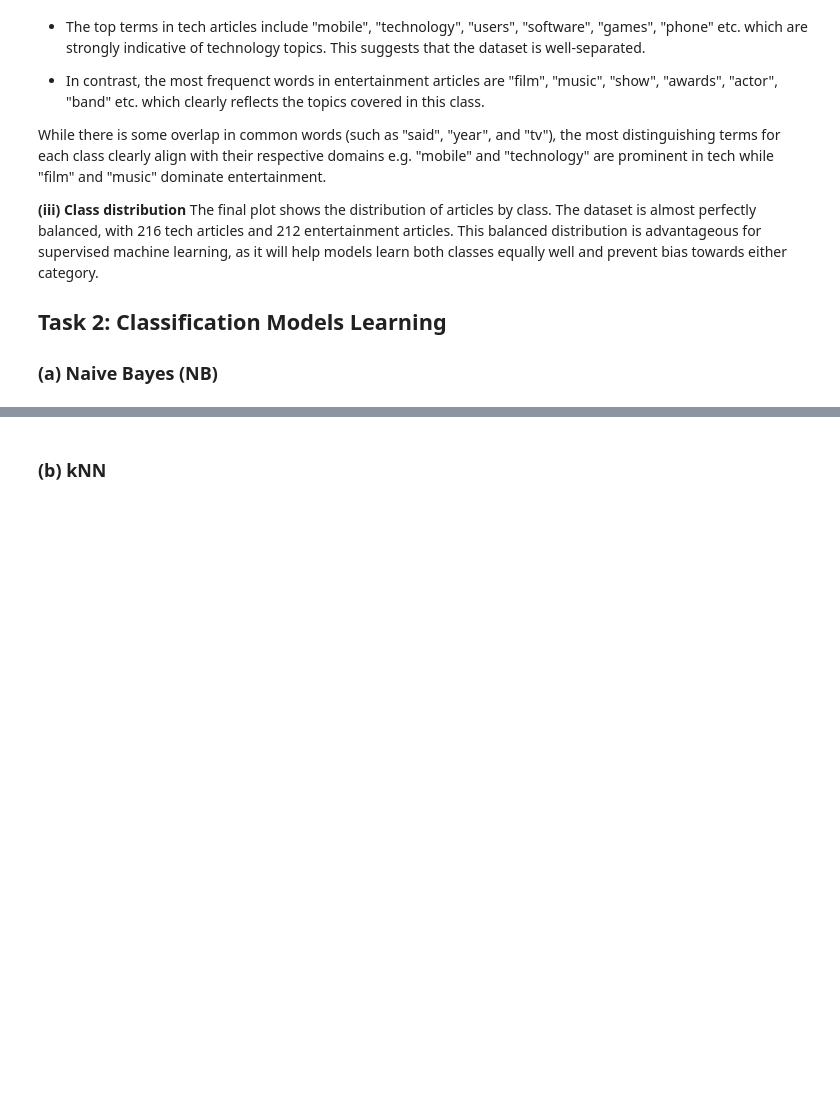
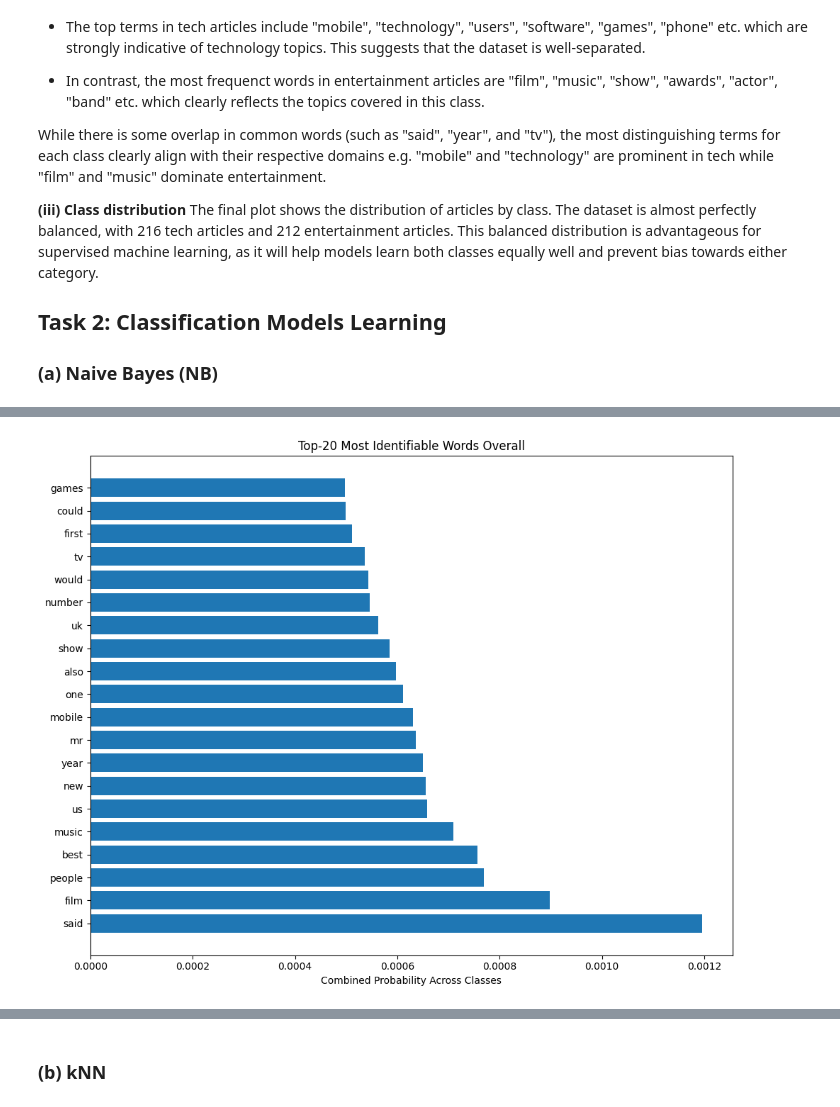
Before and after one commit to timsinyakov/361ass3, a Jupyter notebook: assignment3.ipynb, the cells around one changed output, grey strips where cells are left out. Cells and saved outputs as stored; diff of their text form; code cells hidden in the pictures; blank space fills up the shorter version.

```diff
--- a/assignment3.ipynb
+++ b/assignment3.ipynb
@@ -172,3 +172,89 @@ The final plot shows the distribution of articles by class. The dataset is almos
 ### (a) Naive Bayes (NB)
 # %%
 # Code goes here
+import numpy as np
+from sklearn.naive_bayes import MultinomialNB
+
+x = X_tfidf
+y = df['Category']
+
+# Train Naive Bayes classifier on the entire dataset
+nb_classifier = MultinomialNB()
+nb_classifier.fit(x, y)
+
+# Get feature names from the TF-IDF vectorizer
+feature_names = tfidf_vectorizer.get_feature_names_out()
+
+# Extract the feature probabilities for each class
+classes = nb_classifier.classes_
+feature_log_probs = nb_classifier.feature_log_prob_
+feature_probs = np.exp(feature_log_probs)  # Convert from log probabilities to actual probabilities
+
+# Part (i): Top-20 most identifiable words overall
+
+# Combine probabilities from both classes to find the most likely words overall
+combined_probs = feature_probs.sum(axis=0)
+top_indices = combined_probs.argsort()[::-1][:20]
+top_words = [(feature_names[idx], combined_probs[idx]) for idx in top_indices]
+
+print("\n(i) Top-20 most identifiable words overall (highest P(X_w=1|Y=y) combined across classes):")
+for j, (word, prob) in enumerate(top_words, 1):
+    print(f"{j}. {word} (Combined P={prob:.4f})")
+
+# Visualize the top-20 most identifiable words overall
+plt.figure(figsize=(10, 8))
+words = [word for word, _ in top_words]
+probs = [prob for _, prob in top_words]
+plt.barh(range(len(words)), probs, align='center')
+plt.yticks(range(len(words)), words)
+plt.title('Top-20 Most Identifiable Words Overall')
+plt.xlabel('Combined Probability Across Classes')
+plt.tight_layout()
+plt.show()
+
+# Part (ii): Top-20 words with highest ratio overall
+
+# For each word, find the maximum ratio across classes
+all_ratios = []
+for idx in range(len(feature_names)):
+    # Calculate ratios for both class directions
+    ratio_tech = feature_probs[0][idx] / (feature_probs[1][idx] + 1e-10)
+    ratio_ent = feature_probs[1][idx] / (feature_probs[0][idx] + 1e-10)
+
+    # Take the maximum ratio and record which class it is
+    if ratio_tech > ratio_ent:
+        all_ratios.append((feature_names[idx], ratio_tech, classes[0]))
+    else:
+        all_ratios.append((feature_names[idx], ratio_ent, classes[1]))
+
+# Sort by ratio and take top 20
+all_ratios.sort(key=lambda x: x[1], reverse=True)
+top_discriminative = all_ratios[:20]
+
+print("\n(ii) Top-20 words with highest ratio overall:")
+for j, (word, ratio, category) in enumerate(top_discriminative, 1):
+    print(f"{j}. {word} (Ratio={ratio:.2f}, Class={category})")
+
+# Visualize the top words with highest ratio
+plt.figure(figsize=(10, 8))
+words = [word for word, _, _ in top_discriminative]
+ratios = [ratio for _, ratio, _ in top_discriminative]
+# Color bars based on class
+colors = ['blue' if cat == classes[0] else 'orange' for _, _, cat in top_discriminative]
+
+plt.barh(range(len(words)), ratios, align='center', color=colors)
+plt.yticks(range(len(words)), words)
+plt.title('Top-20 Words with Highest Ratio')
+plt.xlabel('Ratio')
+
+#legend
+from matplotlib.patches import Patch
+legend_elements = [
+    Patch(facecolor='blue', label=classes[0]),
+    Patch(facecolor='orange', label=classes[1])
+]
+plt.legend(handles=legend_elements)
+
+plt.tight_layout()
+plt.show()
+# %% [output]
@@ -174,0 +278 @@ The final plot shows the distribution of articles by class. The dataset is almos
+[figure, added]
```
Also changed, not shown: parts of 2 cells of this notebook.
